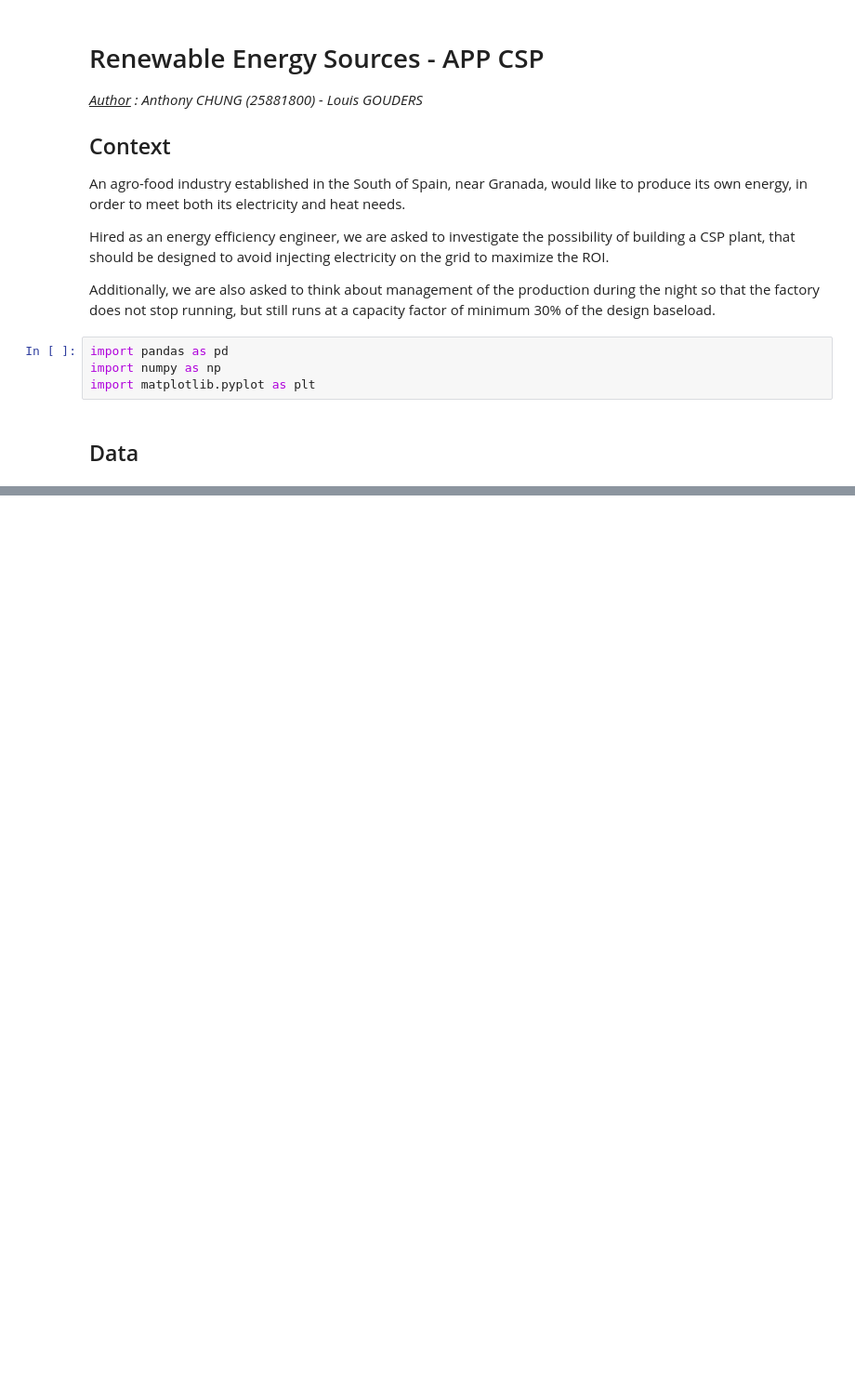
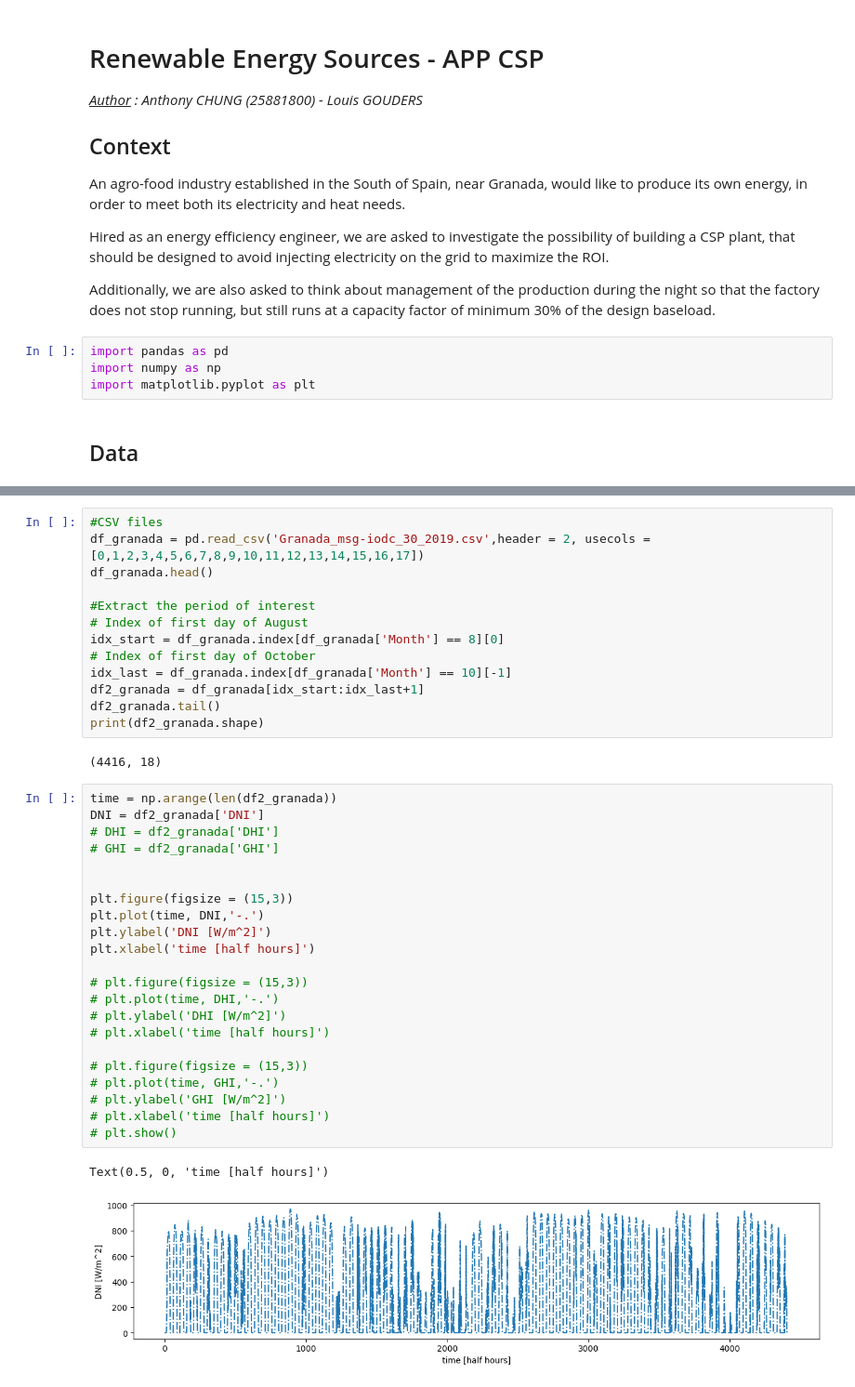
Before and after one commit to AmauryLaridon/LENVI2007---CSP-Project, a Jupyter notebook: CSP_notebook.ipynb, the cells around one changed output, grey strips where cells are left out. Shown at 93% size. Drawn from its saved outputs; the diff is of its cells as text; blank space fills up the shorter version.

```diff
--- a/CSP_notebook.ipynb
+++ b/CSP_notebook.ipynb
@@ -30,0 +31,40 @@ data_granada = 'Granada_msg-iodc_30_2019.csv'
+# %%
+#CSV files
+df_granada = pd.read_csv('Granada_msg-iodc_30_2019.csv',header = 2, usecols =  [0,1,2,3,4,5,6,7,8,9,10,11,12,13,14,15,16,17])
+df_granada.head()
+
+#Extract the period of interest
+# Index of first day of August
+idx_start = df_granada.index[df_granada['Month'] == 8][0]
+# Index of first day of October
+idx_last = df_granada.index[df_granada['Month'] == 10][-1]
+df2_granada = df_granada[idx_start:idx_last+1]
+df2_granada.tail()
+print(df2_granada.shape)
+# %% [output]
+(4416, 18)
+# %%
+time = np.arange(len(df2_granada))
+DNI = df2_granada['DNI']
+# DHI = df2_granada['DHI']
+# GHI = df2_granada['GHI']
+
+
+plt.figure(figsize = (15,3))
+plt.plot(time, DNI,'-.')
+plt.ylabel('DNI [W/m^2]')
+plt.xlabel('time [half hours]')
+
+# plt.figure(figsize = (15,3))
+# plt.plot(time, DHI,'-.')
+# plt.ylabel('DHI [W/m^2]')
+# plt.xlabel('time [half hours]')
+
+# plt.figure(figsize = (15,3))
+# plt.plot(time, GHI,'-.')
+# plt.ylabel('GHI [W/m^2]')
+# plt.xlabel('time [half hours]')
+# plt.show()
+# %% [output]
+Text(0.5, 0, 'time [half hours]')
+[figure, added]
```
Also changed, not shown: parts of 7 cells of this notebook, 3 other files.
